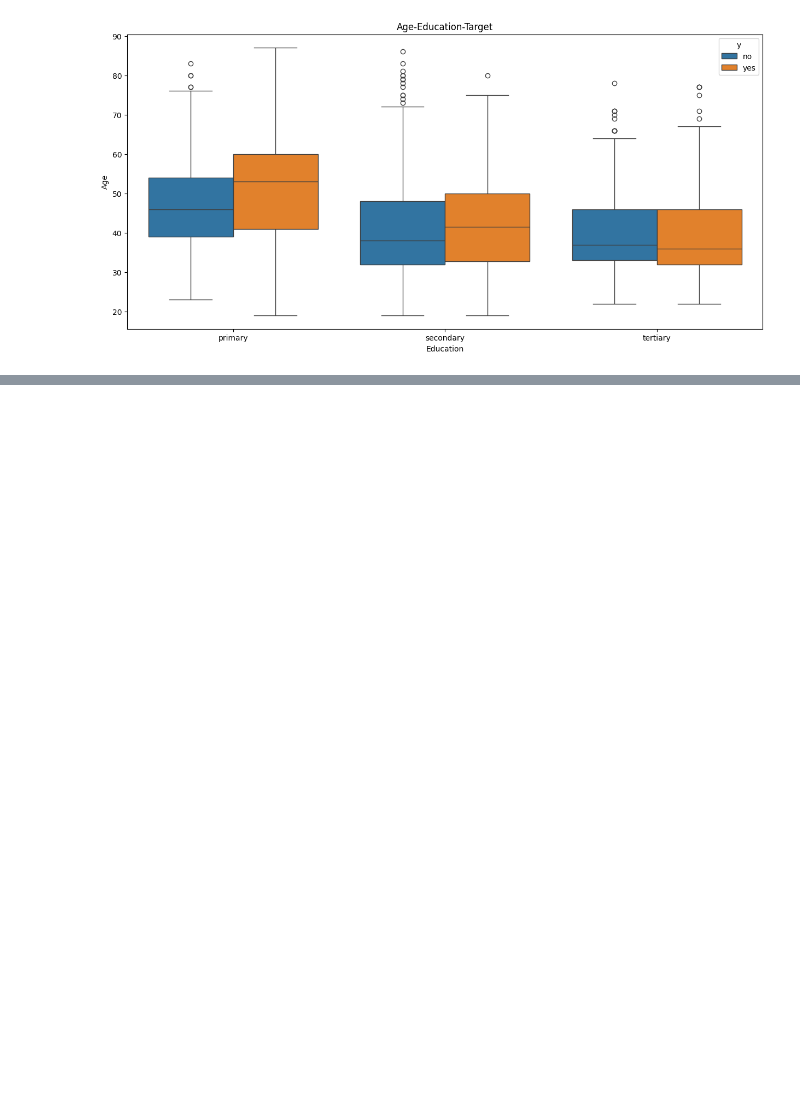
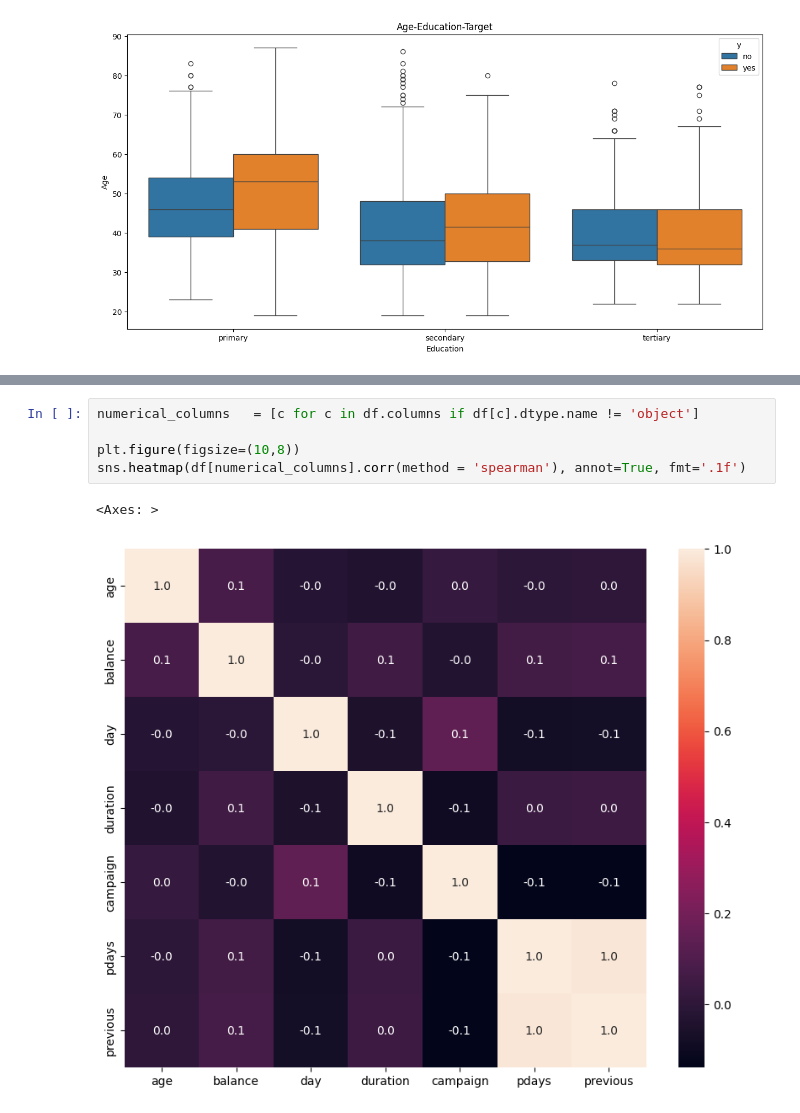
Before and after one commit to dariashcherbakovaaa/pet-projects, a Jupyter notebook: Credit_scoring.ipynb, the cells around one changed output, grey strips where cells are left out. Drawn from its saved outputs; the diff is of its cells as text; blank space fills up the shorter version.

```diff
--- a/Credit_scoring.ipynb
+++ b/Credit_scoring.ipynb
@@ -305,0 +347,8 @@ Text(0, 0.5, 'Age')
+# %%
+numerical_columns   = [c for c in df.columns if df[c].dtype.name != 'object']
+
+plt.figure(figsize=(10,8))
+sns.heatmap(df[numerical_columns].corr(method = 'spearman'), annot=True, fmt='.1f')
+# %% [output]
+<Axes: >
+[figure, added]
```
Also changed, not shown: parts of 2 cells of this notebook.
